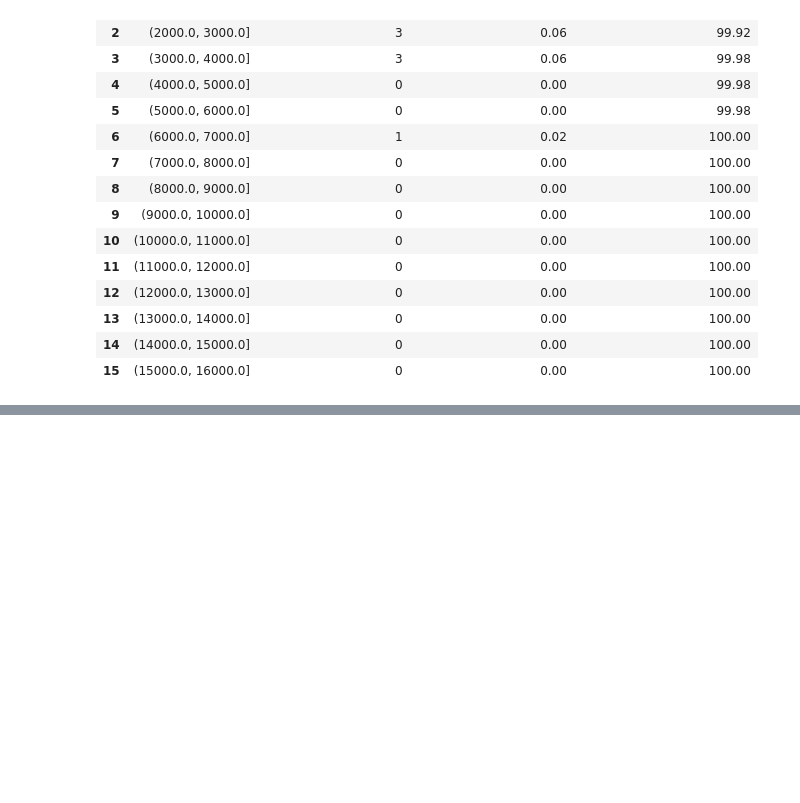
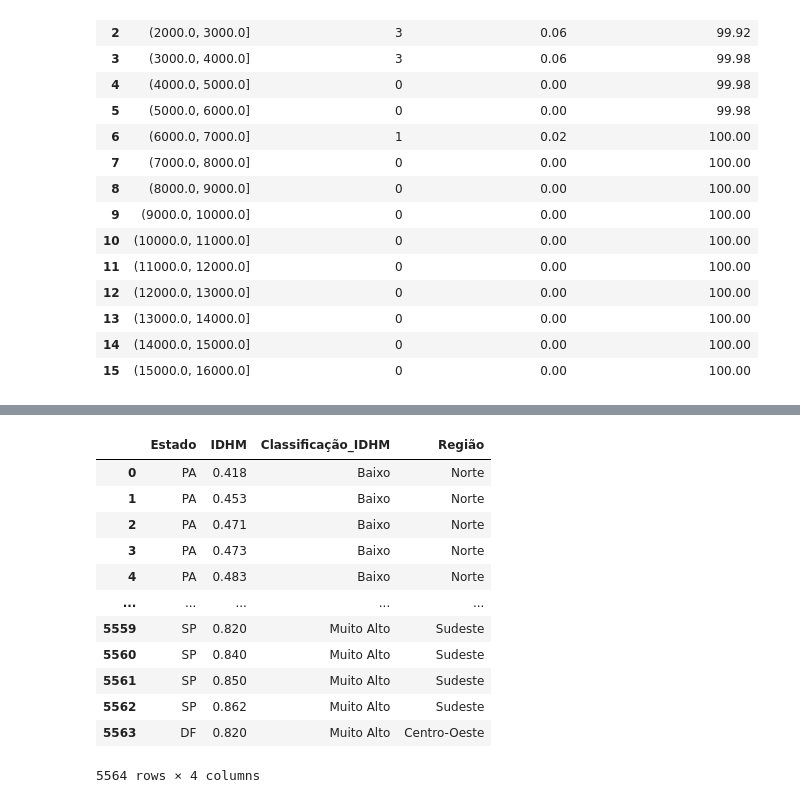
Before and after one commit to ricardo-paganini/Analytics-IDHMBrasil, a Jupyter notebook: Analytics-IDHM.ipynb, the cells around one changed output, grey strips where cells are left out. Drawn from its saved outputs; the diff is of its cells as text; code cells hidden in the pictures; blank space fills up the shorter version.

```diff
--- a/Analytics-IDHM.ipynb
+++ b/Analytics-IDHM.ipynb
@@ -332,0 +399,19 @@ h.frequencias_num(df2,'COMP_P',1000)
+# %%
+# Separando os municípios por região
+
+df_idhm_regiao = pd.merge(left=df_idhm, right=df_regiao, how='inner', on='Estado')
+df_idhm_regiao
+# %% [output]
+|  | Estado | IDHM | Classificação_IDHM | Região |
+| 0 | PA | 0.418 | Baixo | Norte |
+| 1 | PA | 0.453 | Baixo | Norte |
+| 2 | PA | 0.471 | Baixo | Norte |
+| 3 | PA | 0.473 | Baixo | Norte |
+| 4 | PA | 0.483 | Baixo | Norte |
+| ... | ... | ... | ... | ... |
+| 5559 | SP | 0.820 | Muito Alto | Sudeste |
+| 5560 | SP | 0.840 | Muito Alto | Sudeste |
+| 5561 | SP | 0.850 | Muito Alto | Sudeste |
+| 5562 | SP | 0.862 | Muito Alto | Sudeste |
+| 5563 | DF | 0.820 | Muito Alto | Centro-Oeste |
+5564 rows × 4 columns
```
Also changed, not shown: parts of 17 cells of this notebook.
